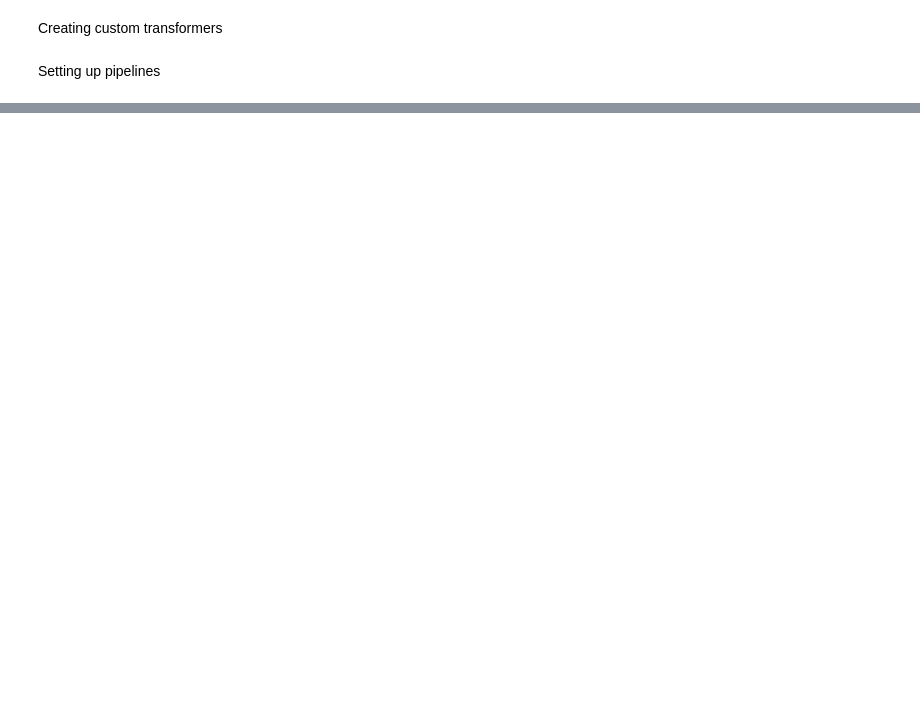
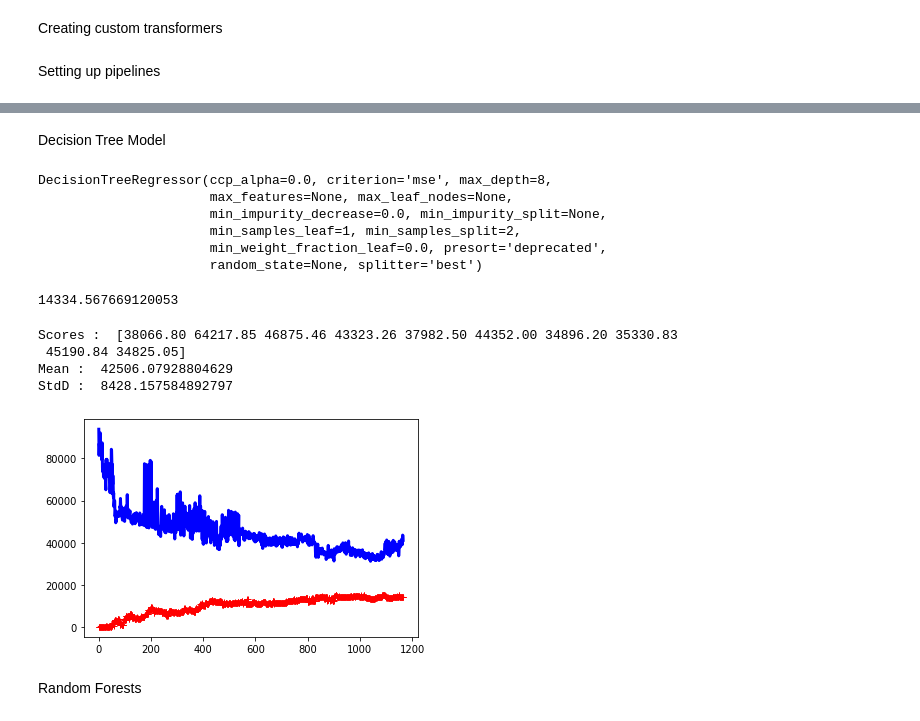
Before and after one commit to tharindatj/Kaggle_competitions, a Jupyter notebook: kaggle_house_prices.ipynb, the cells around one changed output, grey strips where cells are left out. Cells and saved outputs as stored; diff of their text form; code cells hidden in the pictures; blank space fills up the shorter version.

```diff
--- a/kaggle_house_prices.ipynb
+++ b/kaggle_house_prices.ipynb
@@ -352,0 +394,4 @@ X_prepared_test.shape
+# %%
+from sklearn.linear_model import ElasticNet
+enet_reg = ElasticNet(l1_ratio=.5)
+enet_reg.fit(X_prepared_train, y_train)
@@ -352,0 +417,4 @@ X_prepared_test.shape
+# %%
+from sklearn.svm import SVR
+svr_reg = SVR()
+svr_reg.fit(X_prepared_train, y_train)
@@ -352,0 +437,32 @@ X_prepared_test.shape
+# %% [markdown]
+Decision Tree Model
+# %%
+from sklearn.tree import DecisionTreeRegressor
+tree_reg = DecisionTreeRegressor(max_depth=8)
+# %%
+tree_reg.fit(X_prepared_train, y_train)
+# %% [output]
+DecisionTreeRegressor(ccp_alpha=0.0, criterion='mse', max_depth=8,
+                      max_features=None, max_leaf_nodes=None,
+                      min_impurity_decrease=0.0, min_impurity_split=None,
+                      min_samples_leaf=1, min_samples_split=2,
+                      min_weight_fraction_leaf=0.0, presort='deprecated',
+                      random_state=None, splitter='best')
+# %%
+tree_rmse = np.sqrt(mean_squared_error(y_train, tree_reg.predict(X_prepared_train)))
+tree_rmse
+# %% [output]
+14334.567669120053
+# %%
+crossvalscores(tree_reg, X_prepared_train, y_train, 10)
+# %% [output]
+Scores :  [38066.80 64217.85 46875.46 43323.26 37982.50 44352.00 34896.20 35330.83
+ 45190.84 34825.05]
+Mean :  42506.07928804629
+StdD :  8428.157584892797
+# %%
+plot_learning_curves(tree_reg, X_prepared, y)
+# %% [output]
+[figure, added]
+# %% [markdown]
+Random Forests
```
Also changed, not shown: parts of 90 cells of this notebook.
